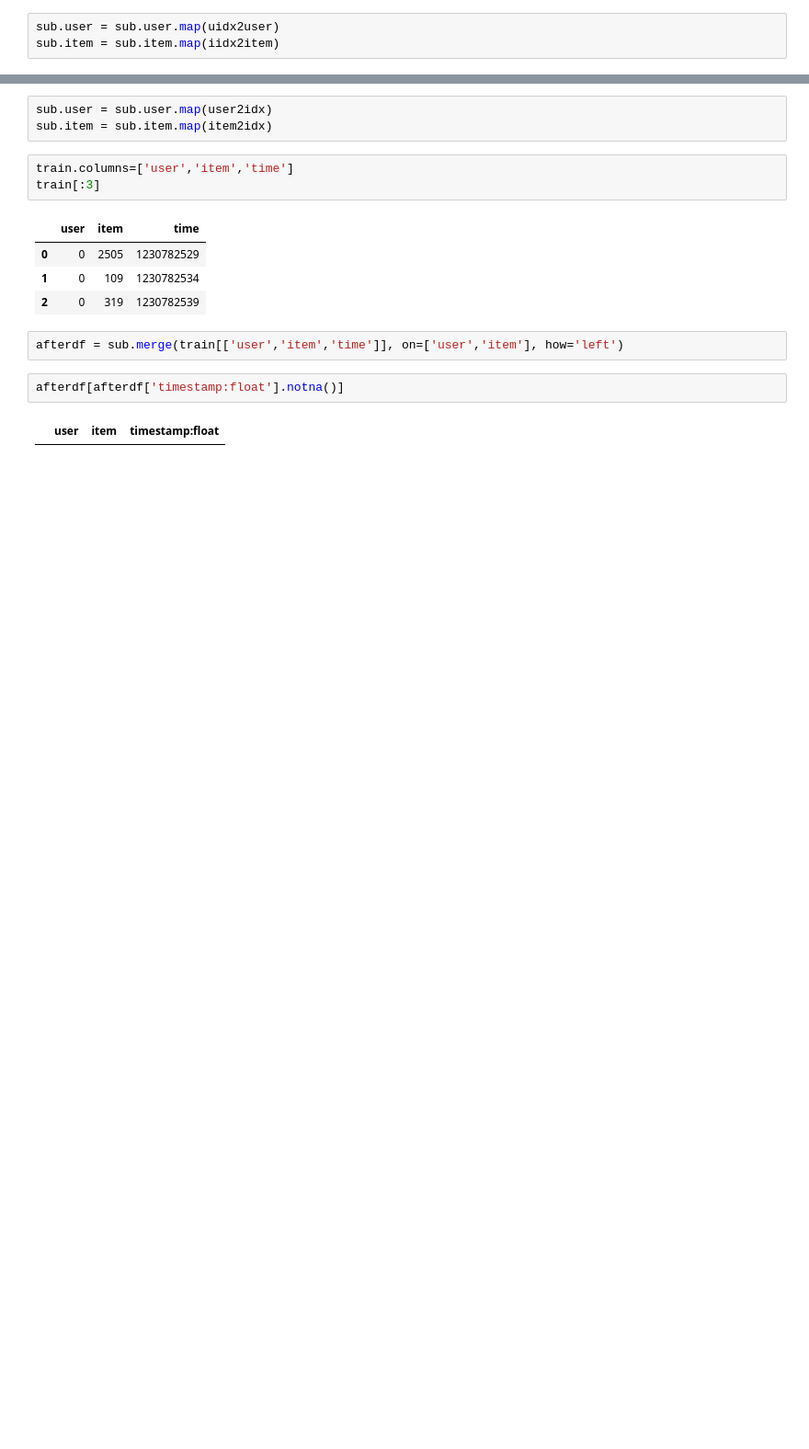
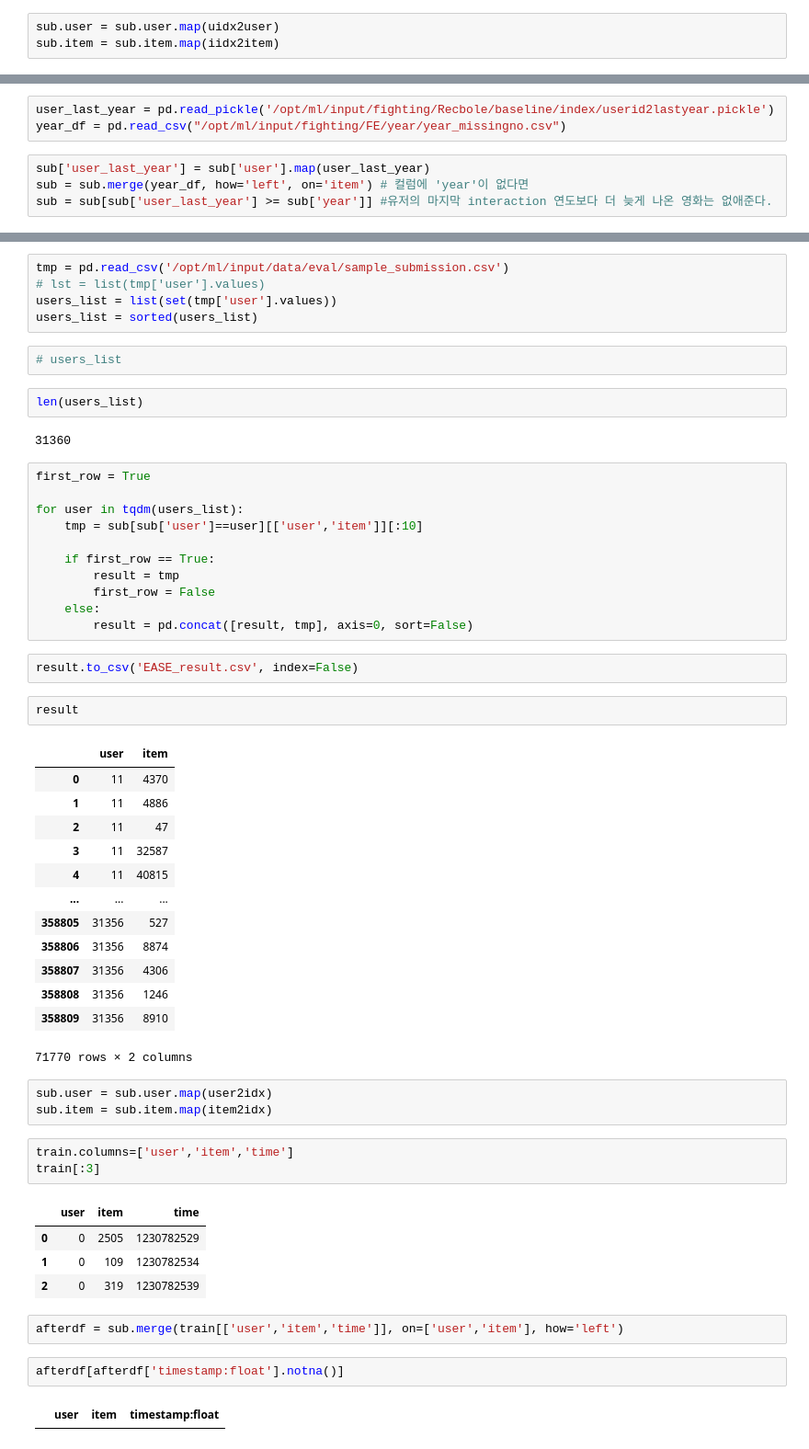
Before and after one commit to boostcampaitech4lv23recsys2/level2_movierecommendation_recsys-level2-recsys-08, a Jupyter notebook: Recbole/Recbole_cwj.ipynb, the cells around one changed output, grey strips where cells are left out. Shown at 92% size. Saved outputs shown, nothing was run; the diff lists cells and outputs as text; blank space fills up the shorter version.

```diff
--- a/Recbole/Recbole_cwj.ipynb
+++ b/Recbole/Recbole_cwj.ipynb
@@ -371,0 +364,7 @@ sub
+# %%
+user_last_year = pd.read_pickle('/opt/ml/input/fighting/Recbole/baseline/index/userid2lastyear.pickle')
+year_df = pd.read_csv("/opt/ml/input/fighting/FE/year/year_missingno.csv")
+# %%
+sub['user_last_year'] = sub['user'].map(user_last_year)
+sub = sub.merge(year_df, how='left', on='item') # 컬럼에 'year'이 없다면
+sub = sub[sub['user_last_year'] >= sub['year']] #유저의 마지막 interaction 연도보다 더 늦게 나온 영화는 없애준다.
@@ -372,3 +387,43 @@ sub
+# %%
+tmp = pd.read_csv('/opt/ml/input/data/eval/sample_submission.csv')
+# lst = list(tmp['user'].values)
+users_list = list(set(tmp['user'].values))
+users_list = sorted(users_list)
+# %%
+# users_list
+# %%
+len(users_list)
+# %% [output]
+31360
+# %%
+first_row = True
+
+for user in tqdm(users_list):
+    tmp = sub[sub['user']==user][['user','item']][:10]
+
+    if first_row == True:
+        result = tmp
+        first_row = False
+    else:
+        result = pd.concat([result, tmp], axis=0, sort=False)
+# %%
+result.to_csv('EASE_result.csv', index=False)
+# %%
+result
+# %% [output]
+|  | user | item |
+| 0 | 11 | 4370 |
+| 1 | 11 | 4886 |
+| 2 | 11 | 47 |
+| 3 | 11 | 32587 |
+| 4 | 11 | 40815 |
+| ... | ... | ... |
+| 358805 | 31356 | 527 |
+| 358806 | 31356 | 8874 |
+| 358807 | 31356 | 4306 |
+| 358808 | 31356 | 1246 |
+| 358809 | 31356 | 8910 |
+71770 rows × 2 columns
 # %%
 sub.user = sub.user.map(user2idx)
 sub.item = sub.item.map(item2idx)
```
Also changed, not shown: parts of 11 cells of this notebook, 2 other files.
